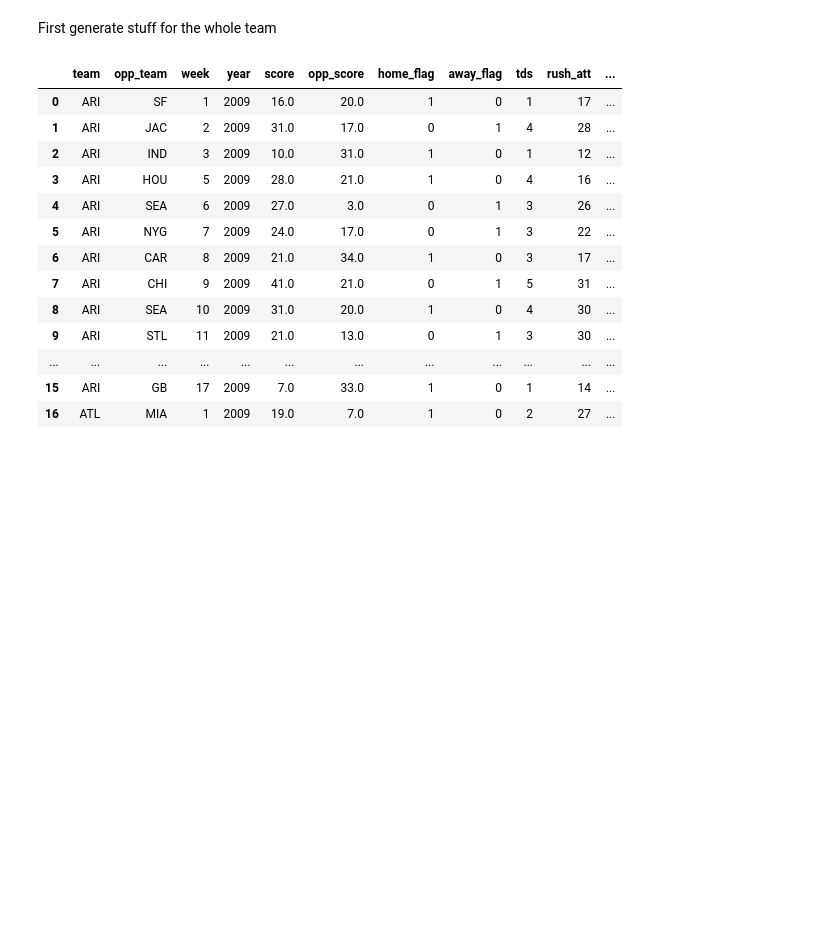
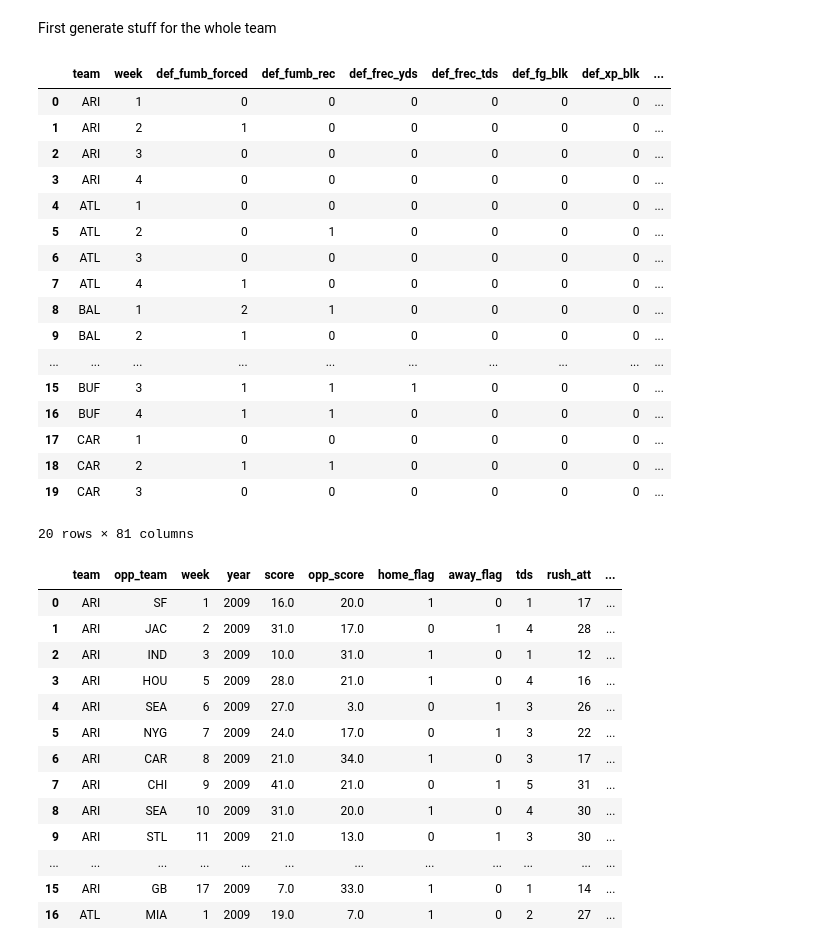
Before and after one commit to markertsean/Fantasy_Football, a Jupyter notebook: exploration/K.ipynb, the cells around one changed output. Cells and saved outputs as stored; diff of their text form; code cells hidden in the pictures; blank space fills up the shorter version.

```diff
--- a/exploration/K.ipynb
+++ b/exploration/K.ipynb
@@ -18,6 +18,36 @@ from pylab import rcParams
 rcParams['figure.figsize'] = 14, 10
 # %% [markdown]
 First generate stuff for the whole team
+# %%
+junk = pd.DataFrame()
+
+# Get all the team data
+# Can id by team, week, year
+for year in range( 2009, 2017 ):
+    new_frame = gps.generate_stats( 'Team', year, season_type='Preseason' )
+    new_frame['year'] = year
+    junk = pd.concat( [junk, new_frame], ignore_index=True )
+
+junk.head(20)
+# %% [output]
+|  | team | week | def_fumb_forced | def_fumb_rec | def_frec_yds | def_frec_tds | def_fg_blk | def_xp_blk | ... |
+| 0 | ARI | 1 | 0 | 0 | 0 | 0 | 0 | 0 | ... |
+| 1 | ARI | 2 | 1 | 0 | 0 | 0 | 0 | 0 | ... |
+| 2 | ARI | 3 | 0 | 0 | 0 | 0 | 0 | 0 | ... |
+| 3 | ARI | 4 | 0 | 0 | 0 | 0 | 0 | 0 | ... |
+| 4 | ATL | 1 | 0 | 0 | 0 | 0 | 0 | 0 | ... |
+| 5 | ATL | 2 | 0 | 1 | 0 | 0 | 0 | 0 | ... |
+| 6 | ATL | 3 | 0 | 0 | 0 | 0 | 0 | 0 | ... |
+| 7 | ATL | 4 | 1 | 0 | 0 | 0 | 0 | 0 | ... |
+| 8 | BAL | 1 | 2 | 1 | 0 | 0 | 0 | 0 | ... |
+| 9 | BAL | 2 | 1 | 0 | 0 | 0 | 0 | 0 | ... |
+| ... | ... | ... | ... | ... | ... | ... | ... | ... | ... |
+| 15 | BUF | 3 | 1 | 1 | 1 | 0 | 0 | 0 | ... |
+| 16 | BUF | 4 | 1 | 1 | 0 | 0 | 0 | 0 | ... |
+| 17 | CAR | 1 | 0 | 0 | 0 | 0 | 0 | 0 | ... |
+| 18 | CAR | 2 | 1 | 1 | 0 | 0 | 0 | 0 | ... |
+| 19 | CAR | 3 | 0 | 0 | 0 | 0 | 0 | 0 | ... |
+20 rows × 81 columns
 # %%
 all_team_data = pd.DataFrame()
 
```
Also changed, not shown: parts of 8 cells of this notebook, 3 other files.
